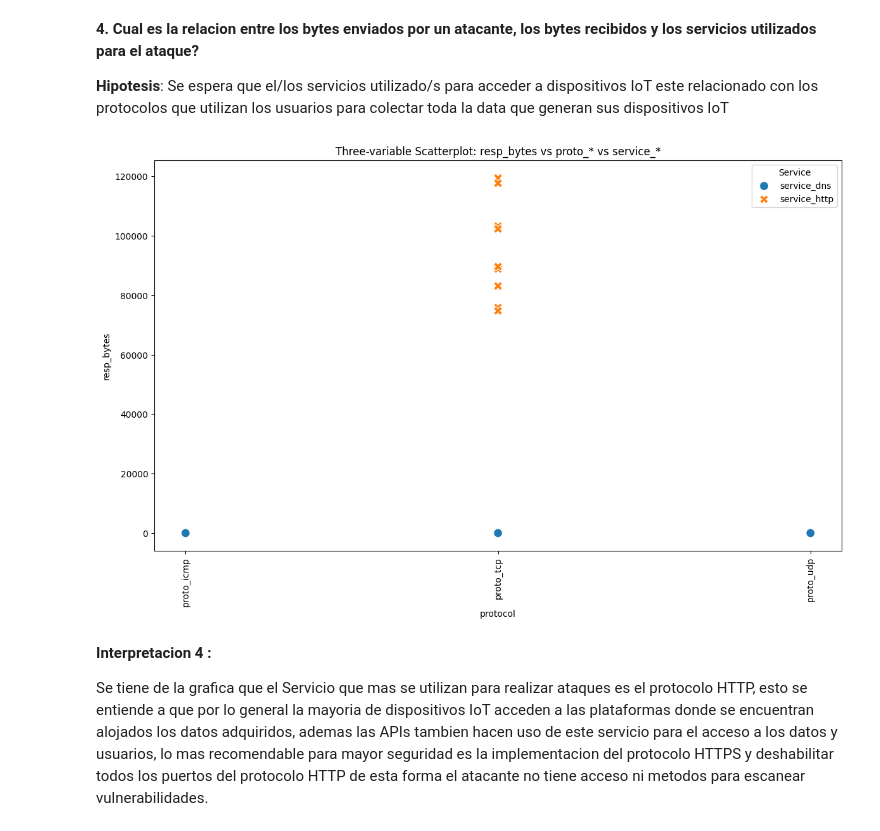
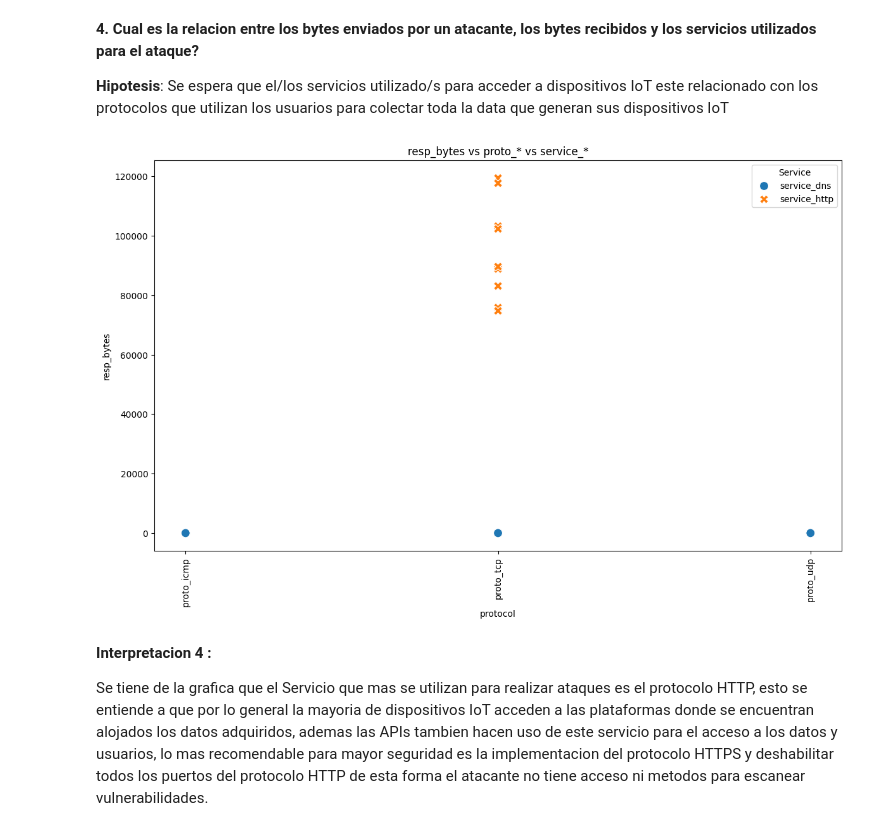
Before and after one commit to kevjavort11/DS_PrimeraEntrega, a Jupyter notebook: ProyectoDS_ParteI_Ortega.ipynb, the cells around one changed output. Cells and saved outputs as stored; diff of their text form; code cells hidden in the pictures.

```diff
--- a/ProyectoDS_ParteI_Ortega.ipynb
+++ b/ProyectoDS_ParteI_Ortega.ipynb
@@ -441,35 +438,35 @@ Se tiene de la grafica que el protocolo que mas se utilizan para realizar ataque
 proto_columns = [col for col in df.columns if col.startswith('proto_')]
 service_columns = [col for col in df.columns if col.startswith('service_')]
 
 
 # Se preparan los datos de los tipos de protocolos
 proto_data = df.melt(id_vars=['resp_bytes'], value_vars=proto_columns, var_name='protocol', value_name='count')
 proto_data = proto_data[proto_data['count'] > 0]
 
 # Se preparan los datos de los tipos de servicios
 service_data =df.melt(id_vars=['resp_bytes'], value_vars=service_columns, var_name='service', value_name='count')
 service_data = service_data[service_data['count'] > 0]
 
 
 # Obtenemos los protocolos y servicios relevantes
 top_proto_columns = proto_data['protocol'].value_counts().index[:3]
 top_service_columns = service_data['service'].value_counts().index[:3]
 
 # Se filtran los datos de servicios y protocolos
 filtered_proto_data = proto_data[proto_data['protocol'].isin(top_proto_columns)]
 filtered_service_data = service_data[service_data['service'].isin(top_service_columns)]
 
 merged_data = pd.merge(filtered_proto_data, filtered_service_data, on='resp_bytes', suffixes=('_proto', '_service'))
 
 
 plt.figure(figsize=(14, 8))
 sns.scatterplot(x='protocol', y='resp_bytes', hue='service', style='service', data=merged_data, palette='tab10', s=100)
-plt.title('Three-variable Scatterplot: resp_bytes vs proto_* vs service_*')
+plt.title('resp_bytes vs proto_* vs service_*')
 plt.xticks(rotation=90)
 plt.legend(title='Service')
 plt.show()
 # %% [output]
-[figure, old version]
+[figure, new version]
 # %% [markdown]
 **Interpretacion 4 :**
 
```
Also changed, not shown: parts of 3 cells of this notebook.
